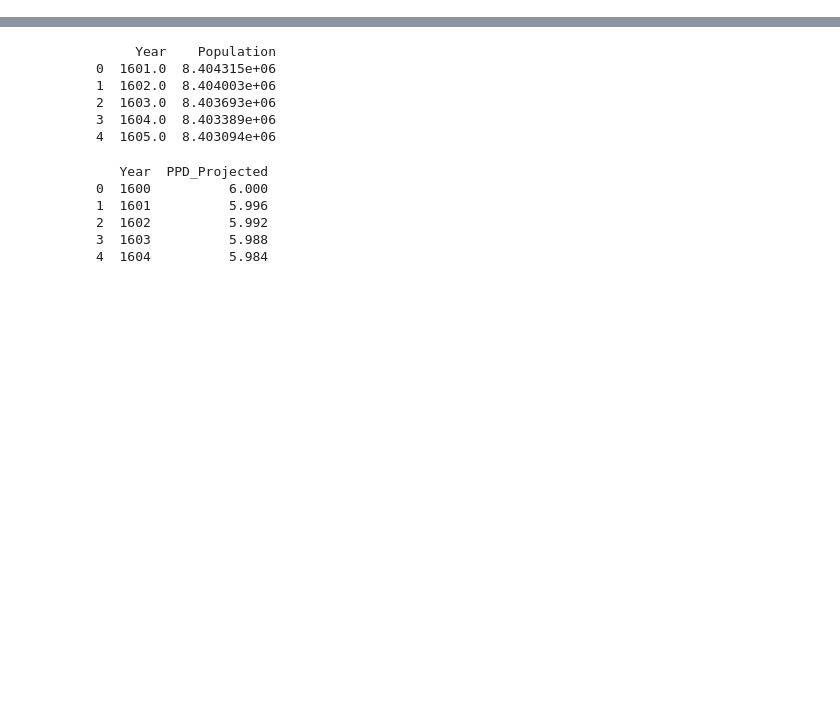
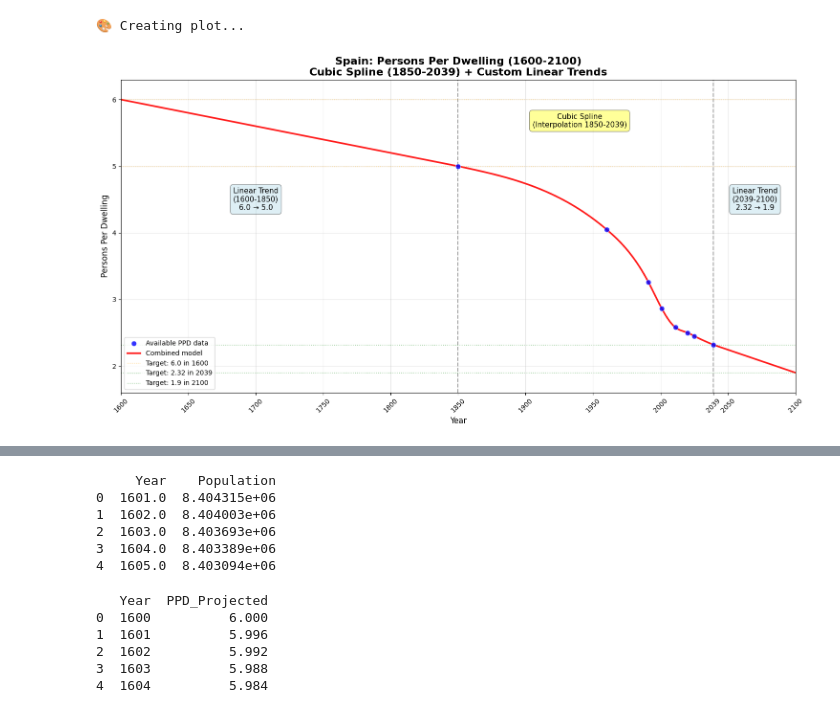
Before and after one commit to tdhunn01-design/MFA2, a Jupyter notebook: PPD_POP_Multiplied.ipynb, the cells around one changed output, grey strips where cells are left out. Drawn from its saved outputs; the diff is of its cells as text; code cells hidden in the pictures; blank space fills up the shorter version.

```diff
--- a/PPD_POP_Multiplied.ipynb
+++ b/PPD_POP_Multiplied.ipynb
@@ -6,0 +189,17 @@ from dynamic_stock_model import DynamicStockModel
+# %%
+# =============================================================================
+# 5. GENERATE PROJECTIONS FOR ALL YEARS
+# =============================================================================
+print(f"\n⏳ Generating projections for 1600-2100...")
+all_years = np.arange(1600, 2101, 1)
+ppd_combined = np.zeros_like(all_years, dtype=float)
+
+for i, year in enumerate(all_years):
+    if interp_start <= year <= interp_end and cs is not None:
+        ppd_combined[i] = cs(year)  # Interpolation
+    elif year < interp_start:
+        ppd_combined[i] = slope_backward * year + intercept_backward  # Backward extrapolation
+    else:  # year > interp_end
+        ppd_combined[i] = slope_forward * year + intercept_forward  # Forward extrapolation
+
+print(f"✅ Generated {len(all_years)} projections (years {all_years.min()}-{all_years.max()})")
@@ -6,0 +252,58 @@ from dynamic_stock_model import DynamicStockModel
+# %%
+# =============================================================================
+# 7. CREATE VISUALIZATION
+# =============================================================================
+print(f"\n🎨 Creating plot...")
+plt.figure(figsize=(15, 8))
+
+# Original data points
+plt.scatter(df_clean['Year'], df_clean['PPD'],
+           color='blue', s=60, alpha=0.8, label='Available PPD data',
+           zorder=4, edgecolors='white', linewidth=0.5)
+
+# Combined curve
+plt.plot(all_years, ppd_combined, 'r-', linewidth=2.5,
+         label='Combined model', alpha=0.9, zorder=2)
+
+# Add vertical lines to mark the interpolation range
+plt.axvline(x=interp_start, color='gray', linestyle='--', alpha=0.7, linewidth=1.5)
+plt.axvline(x=interp_end, color='gray', linestyle='--', alpha=0.7, linewidth=1.5)
+
+# Add horizontal lines for target values
+plt.axhline(y=6.0, color='orange', linestyle=':', alpha=0.5, linewidth=1, label='Target: 6.0 in 1600')
+plt.axhline(y=5.0, color='orange', linestyle=':', alpha=0.5, linewidth=1)
+plt.axhline(y=2.32, color='green', linestyle=':', alpha=0.5, linewidth=1, label='Target: 2.32 in 2039')
+plt.axhline(y=1.9, color='green', linestyle=':', alpha=0.5, linewidth=1, label='Target: 1.9 in 2100')
+
+# Add text labels for the regions
+plt.text(interp_start + 90, plt.ylim()[1] * 0.9,
+         'Cubic Spline\n(Interpolation 1850-2039)',
+         ha='center', fontsize=11, bbox=dict(boxstyle='round,pad=0.4', facecolor='yellow', alpha=0.4))
+plt.text(1700, plt.ylim()[1] * 0.7,
+         'Linear Trend\n(1600-1850)\n6.0 → 5.0',
+         ha='center', fontsize=11, bbox=dict(boxstyle='round,pad=0.4', facecolor='lightblue', alpha=0.4))
+plt.text(2070, plt.ylim()[1] * 0.7,
+         'Linear Trend\n(2039-2100)\n2.32 → 1.9',
+         ha='center', fontsize=11, bbox=dict(boxstyle='round,pad=0.4', facecolor='lightblue', alpha=0.4))
+
+# Customize the plot
+plt.title('Spain: Persons Per Dwelling (1600-2100)\nCubic Spline (1850-2039) + Custom Linear Trends',
+          fontsize=16, fontweight='bold')
+plt.xlabel('Year', fontsize=12)
+plt.ylabel('Persons Per Dwelling', fontsize=12)
+plt.grid(True, alpha=0.3)
+plt.legend(loc='lower left', fontsize=10)
+plt.xlim(1600, 2100)
+
+# Adjust y-axis limits
+y_min = min(ppd_combined.min(), df_clean['PPD'].min(), 1.8) - 0.2
+y_max = max(ppd_combined.max(), df_clean['PPD'].max(), 6.1) + 0.2
+plt.ylim(y_min, y_max)
+
+# Set x-ticks for key years
+plt.xticks([1600, 1650, 1700, 1750, 1800, 1850, 1900, 1950, 2000, 2039, 2050, 2100], rotation=45)
+plt.tight_layout()
+plt.show()
+# %% [output]
+🎨 Creating plot...
+[figure, added]
```
Also changed, not shown: parts of 27 cells of this notebook, 4 other files.
